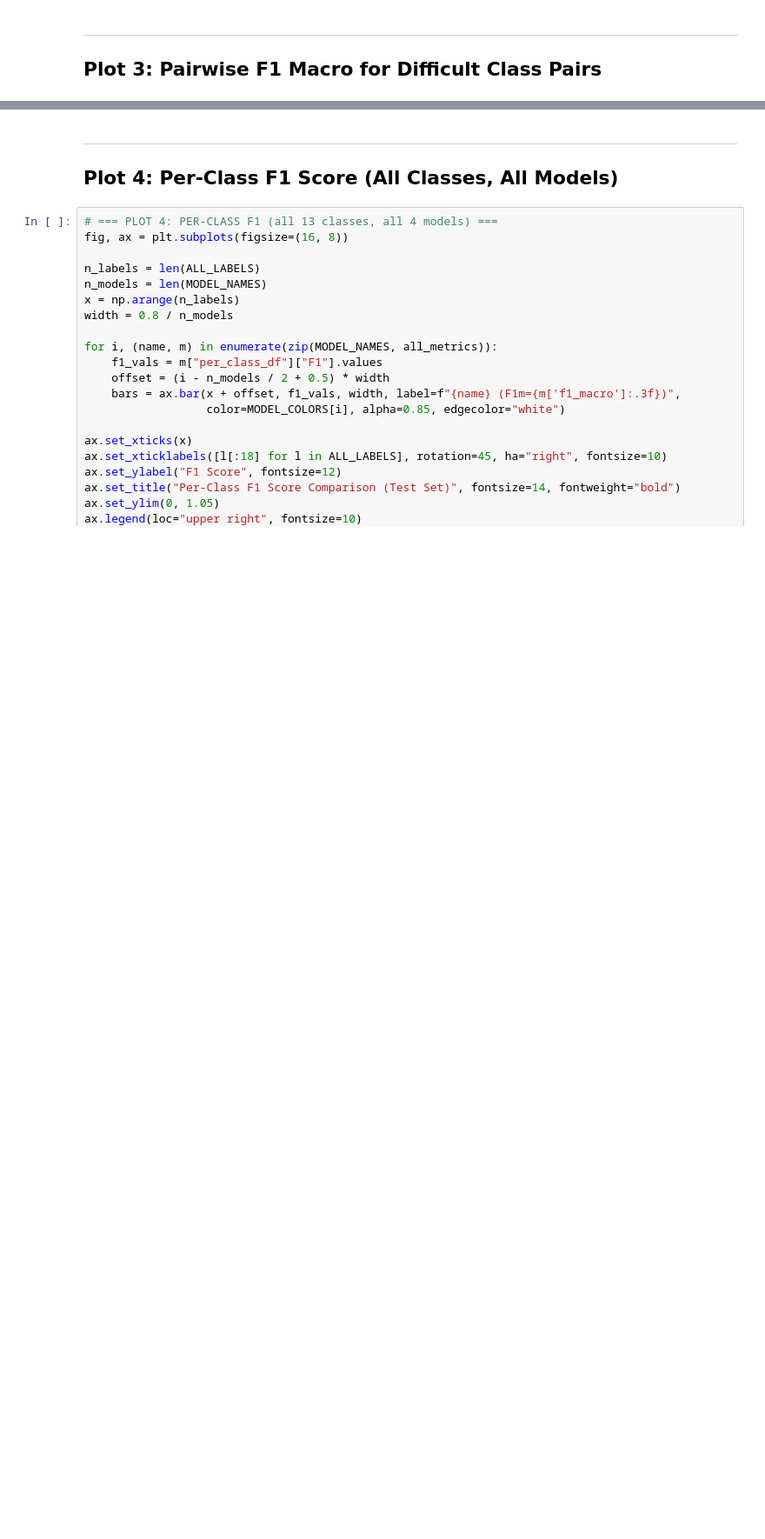
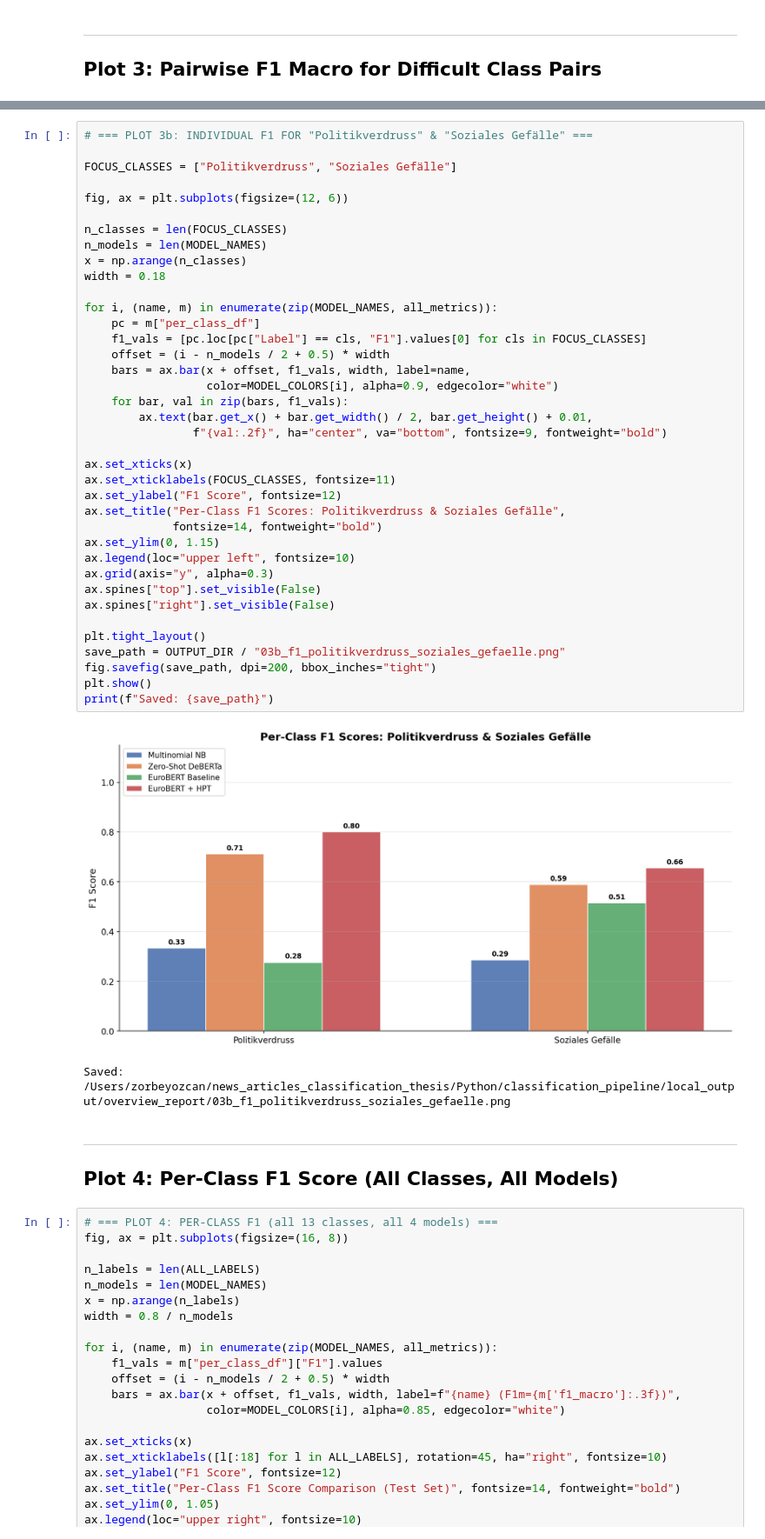
Before and after one commit to ZorbeyOezcan/news_articles_classification_thesis, a Jupyter notebook: Python/classification_pipeline/model_comparison_overview_local.ipynb, the cells around one changed output, grey strips where cells are left out. Shown at 87% size. Drawn from its saved outputs; the diff is of its cells as text; blank space fills up the shorter version.

Commit message:
Add Plot 3b (Politikverdruss & Soziales Gefälle F1), include local outputs and analysis data
Co-Authored-By: Claude Opus 4.6 <noreply@anthropic.com>

```diff
--- a/Python/classification_pipeline/model_comparison_overview_local.ipynb
+++ b/Python/classification_pipeline/model_comparison_overview_local.ipynb
@@ -600,3 +774,44 @@ print(pivot.round(4).to_string())
+# %%
+# === PLOT 3b: INDIVIDUAL F1 FOR "Politikverdruss" & "Soziales Gefälle" ===
+
+FOCUS_CLASSES = ["Politikverdruss", "Soziales Gefälle"]
+
+fig, ax = plt.subplots(figsize=(12, 6))
+
+n_classes = len(FOCUS_CLASSES)
+n_models = len(MODEL_NAMES)
+x = np.arange(n_classes)
+width = 0.18
+
+for i, (name, m) in enumerate(zip(MODEL_NAMES, all_metrics)):
+    pc = m["per_class_df"]
+    f1_vals = [pc.loc[pc["Label"] == cls, "F1"].values[0] for cls in FOCUS_CLASSES]
+    offset = (i - n_models / 2 + 0.5) * width
+    bars = ax.bar(x + offset, f1_vals, width, label=name,
+                  color=MODEL_COLORS[i], alpha=0.9, edgecolor="white")
+    for bar, val in zip(bars, f1_vals):
+        ax.text(bar.get_x() + bar.get_width() / 2, bar.get_height() + 0.01,
+                f"{val:.2f}", ha="center", va="bottom", fontsize=9, fontweight="bold")
+
+ax.set_xticks(x)
+ax.set_xticklabels(FOCUS_CLASSES, fontsize=11)
+ax.set_ylabel("F1 Score", fontsize=12)
+ax.set_title("Per-Class F1 Scores: Politikverdruss & Soziales Gefälle",
+             fontsize=14, fontweight="bold")
+ax.set_ylim(0, 1.15)
+ax.legend(loc="upper left", fontsize=10)
+ax.grid(axis="y", alpha=0.3)
+ax.spines["top"].set_visible(False)
+ax.spines["right"].set_visible(False)
+
+plt.tight_layout()
+save_path = OUTPUT_DIR / "03b_f1_politikverdruss_soziales_gefaelle.png"
+fig.savefig(save_path, dpi=200, bbox_inches="tight")
+plt.show()
+print(f"Saved: {save_path}")
+# %% [output]
+[figure, added]
+Saved: /Users/zorbeyozcan/news_articles_classification_thesis/Python/classification_pipeline/local_output/overview_report/03b_f1_politikverdruss_soziales_gefaelle.png
 # %% [markdown]
 ---
 ## Plot 4: Per-Class F1 Score (All Classes, All Models)
```
Also changed, not shown: parts of 16 cells of this notebook, 27 other files.
